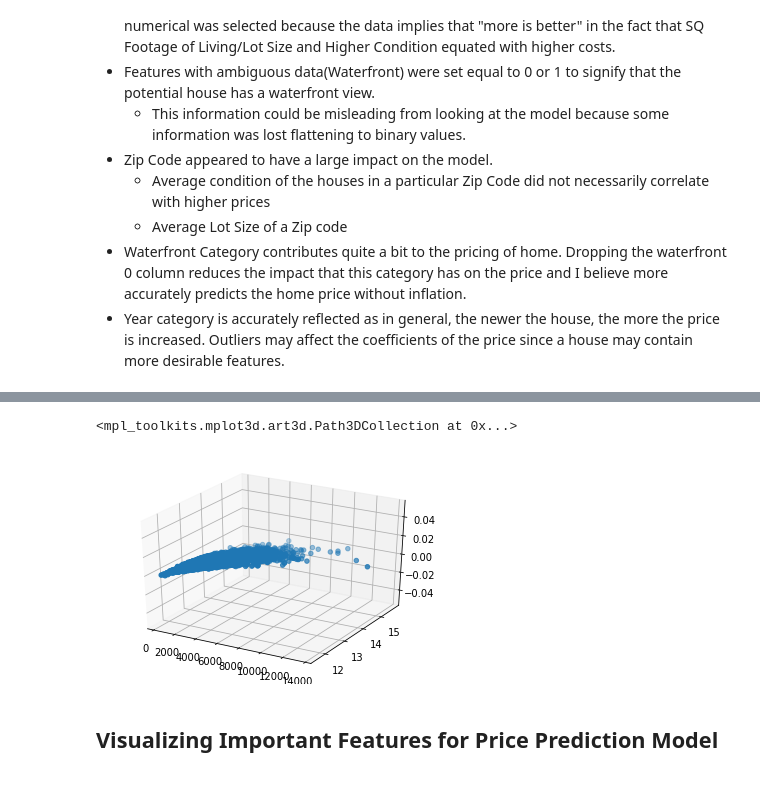
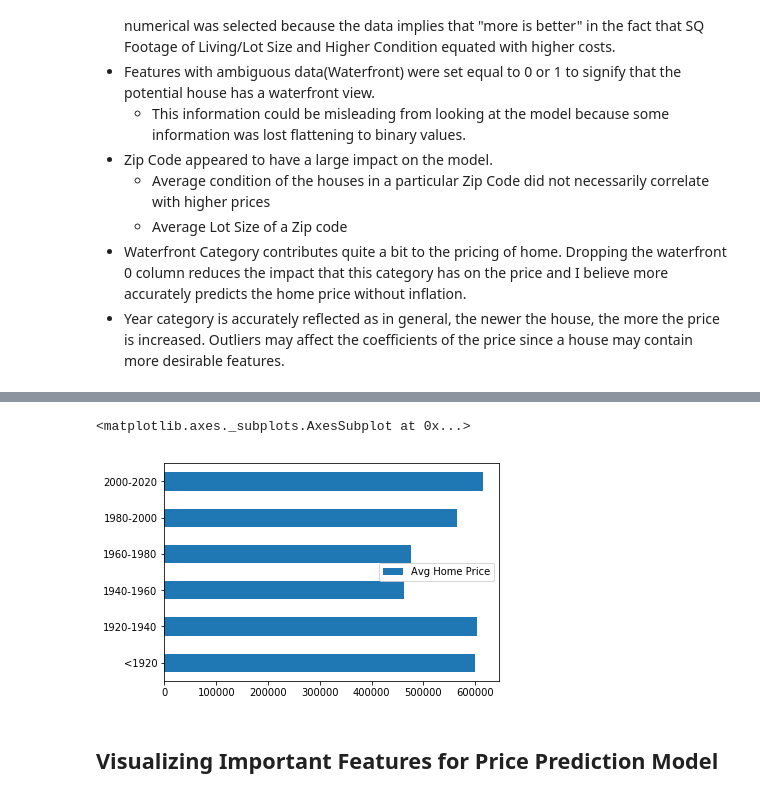
Before and after one commit to Jthomas3425/DSLabsv2, a Jupyter notebook: Projects/Mod 1 Final Project/student.ipynb, the cells around one changed output, grey strips where cells are left out. Drawn from its saved outputs; the diff is of its cells as text; code cells hidden in the pictures.

Commit message:
Updated project. Started Visualiztions.

```diff
--- a/Projects/Mod 1 Final Project/student.ipynb
+++ b/Projects/Mod 1 Final Project/student.ipynb
@@ -249,10 +253,33 @@ plt.scatter(housing,housing_data['yr_built'])
-# %%
-fig = plt.figure()
-ax = fig.add_subplot(111, projection='3d')
-ax.scatter(housing_data['sqft_living'], est_price)
-# %% [output]
-<mpl_toolkits.mplot3d.art3d.Path3DCollection at 0x...>
-[figure, removed]
+# %%
+# est_price = list(model.predict())
+# plt.figure(figsize=(12,8))
+# plt.hist(housing_data['yr_built'])
+
+#Bin the years by two decades and plot them
+bin1 = housing_data[housing_data['yr_built'] <= 1920]
+bin2 = housing_data[(housing_data['yr_built'] > 1920) & (housing_data['yr_built'] <= 1940)]
+bin3 = housing_data[(housing_data['yr_built'] > 1940) & (housing_data['yr_built'] <= 1960)]
+bin4 = housing_data[(housing_data['yr_built'] > 1960) & (housing_data['yr_built'] <= 1980)]
+bin5 = housing_data[(housing_data['yr_built'] > 1980) & (housing_data['yr_built'] <= 2000)]
+bin6 = housing_data[(housing_data['yr_built'] > 2000) & (housing_data['yr_built'] <= 2020)]
+
+bin1_pmean = bin1['price'].mean()
+bin2_pmean = bin2['price'].mean()
+bin3_pmean = bin3['price'].mean()
+bin4_pmean = bin4['price'].mean()
+bin5_pmean = bin5['price'].mean()
+bin6_pmean = bin6['price'].mean()
+
+pricemean_year = pd.DataFrame([bin1_pmean, bin2_pmean, bin3_pmean, bin4_pmean, bin5_pmean, bin6_pmean],
+                              columns=['Avg Home Price'],
+                              index=['<1920', '1920-1940', '1940-1960', '1960-1980', '1980-2000','2000-2020'])
+pricemean_year = pricemean_year.astype(int)
+
+#Show how year effects price
+pricemean_year.plot(kind='barh')
+# %% [output]
+<matplotlib.axes._subplots.AxesSubplot at 0x...>
+[figure, added]
 # %% [markdown]
 ## Visualizing Important Features for Price Prediction Model
 # %%
```
Also changed, not shown: parts of 13 cells of this notebook, 2 other files.
